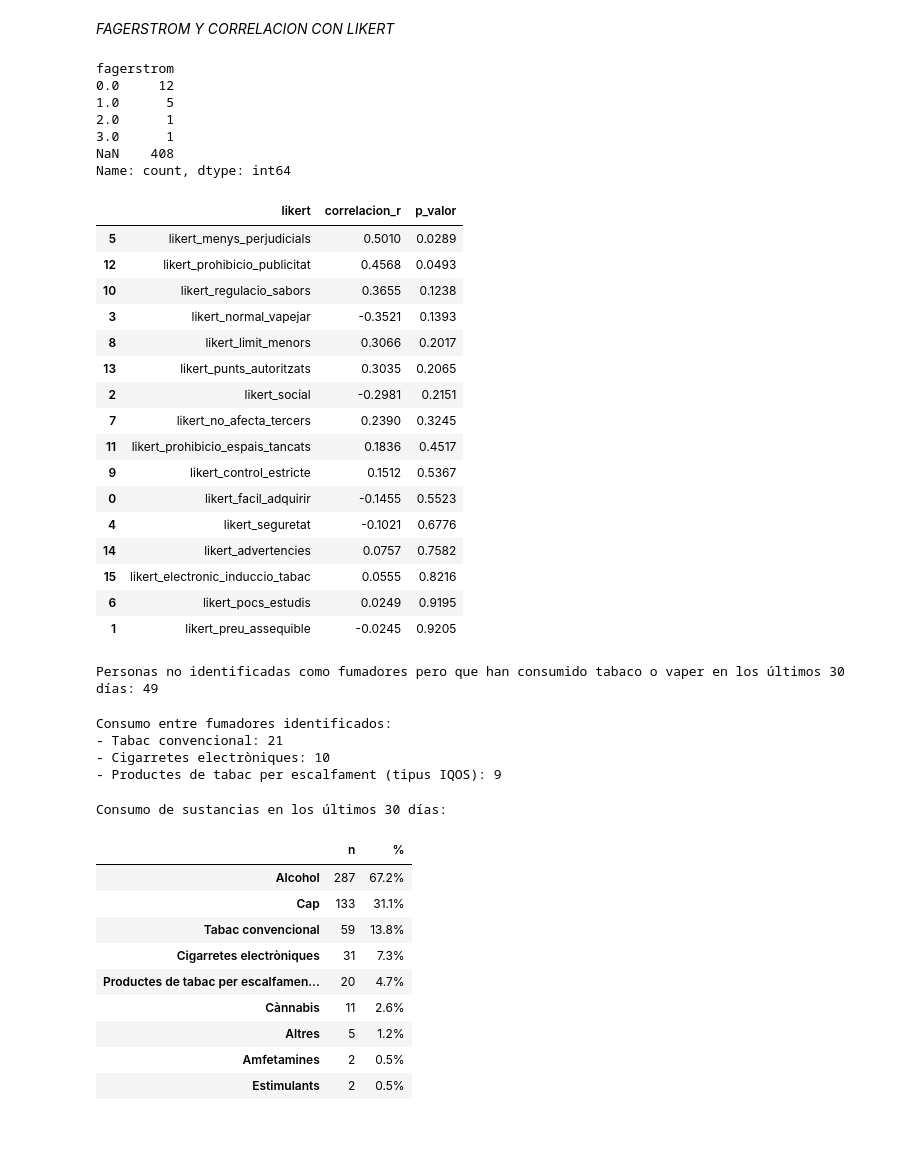
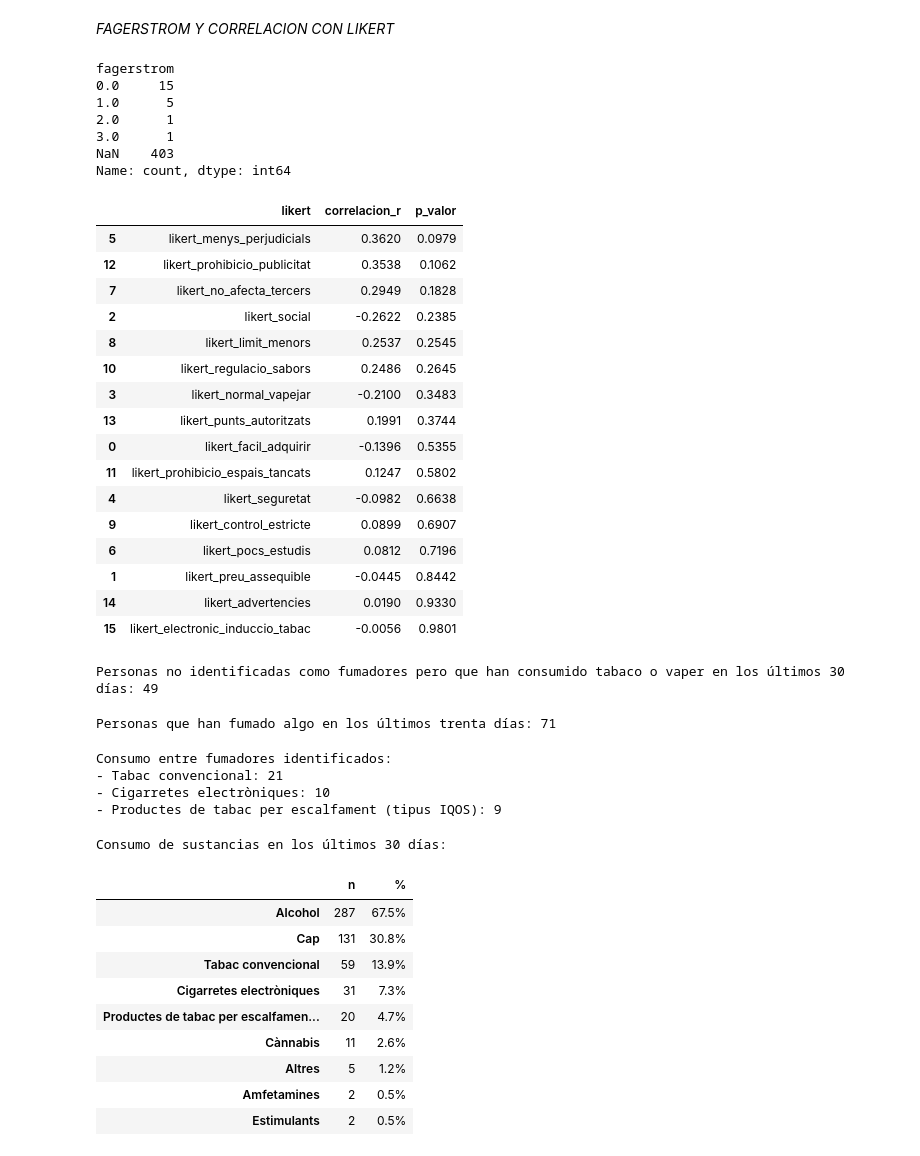
Before and after one commit to DavidRuizC/Vaping-Study, a Jupyter notebook: DataProcessing.ipynb, the cells around one changed output. Saved outputs shown, nothing was run; the diff lists cells and outputs as text; code cells hidden in the pictures.

```diff
--- a/DataProcessing.ipynb
+++ b/DataProcessing.ipynb
@@ -10,6 +10,8 @@ ruta_csv = "./CSVDATABASE.csv"
 
 df = pd.read_csv(ruta_csv, encoding="Windows-1252", sep=";", parse_dates=True)
 
+# coger las filas donde la columna '        Heu llegit tota la informació que se us ha facilitat sobre aquest projecte i accepteu participar-hi?      ' es 'Sí'
+df = df[df['        Heu llegit tota la informació que se us ha facilitat sobre aquest projecte i accepteu participar-hi?      '] == 'Sí']
 useless_columns = ['Id', 'Language','        Heu llegit tota la informació que se us ha facilitat sobre aquest projecte i accepteu participar-hi?      ','Hora de inicio','Hora de finalización', 'Correo electrónico', 'Nombre']
 cols_to_drop = [c for c in useless_columns if c in df.columns]
 if cols_to_drop:
@@ -968,8 +836,8 @@ map_primera = {
     '6-30 minuts': 2,
     '31-60 minuts': 1,
     ' Més de 60 minuts': 0,
-    "No fumo": np.nan,
-    "no fumo": np.nan
+    "No fumo": 0,
+    "no fumo": 0
 }
 
 df["puntos_primera"] = df["primera_cigarreta_minuts"].map(map_primera)
@@ -982,8 +850,8 @@ df["puntos_primera"] = df["primera_cigarreta_minuts"].map(map_primera)
 map_cigs = {
     "10 o menys ": 0,
     "11-20 ": 1,
-    "No fumo": np.nan,
-    "no fumo": np.nan
+    "No fumo": 0,
+    "no fumo": 0
 }
 
 df["puntos_dia"] = df["cigarretes_dia"].map(map_cigs)
@@ -997,51 +865,51 @@ df["fagerstrom"] = df["puntos_primera"] + df["puntos_dia"]
 print(df["fagerstrom"].value_counts(dropna=False).sort_index())
 
 # Correlacion entre fagerstrom y likert
 resultados = []
 
 for col in likert_columns:
     datos = df[[col, "fagerstrom"]].dropna()
 
     if len(datos) < 3:
         r = np.nan
         p = np.nan
     else:
         r, p = pearsonr(datos[col], datos["fagerstrom"])
 
     resultados.append({
         "likert": col,
         "correlacion_r": r,
         "p_valor": p
     })
 tabla_cor_fagerstrom = pd.DataFrame(resultados).round(4)
 tabla_cor_fagerstrom.sort_values("p_valor")
 tabla_cor_fagerstrom
 tabla_cor_fagerstrom.sort_values("p_valor")
 # %% [output]
 fagerstrom
-0.0     12
+0.0     15
 1.0      5
 2.0      1
 3.0      1
-NaN    408
+NaN    403
 Name: count, dtype: int64
 |  | likert | correlacion_r | p_valor |
-| 5 | likert_menys_perjudicials | 0.5010 | 0.0289 |
-| 12 | likert_prohibicio_publicitat | 0.4568 | 0.0493 |
-| 10 | likert_regulacio_sabors | 0.3655 | 0.1238 |
-| 3 | likert_normal_vapejar | -0.3521 | 0.1393 |
-| 8 | likert_limit_menors | 0.3066 | 0.2017 |
-| 13 | likert_punts_autoritzats | 0.3035 | 0.2065 |
-| 2 | likert_social | -0.2981 | 0.2151 |
-| 7 | likert_no_afecta_tercers | 0.2390 | 0.3245 |
-| 11 | likert_prohibicio_espais_tancats | 0.1836 | 0.4517 |
-| 9 | likert_control_estricte | 0.1512 | 0.5367 |
-| 0 | likert_facil_adquirir | -0.1455 | 0.5523 |
-| 4 | likert_seguretat | -0.1021 | 0.6776 |
-| 14 | likert_advertencies | 0.0757 | 0.7582 |
-| 15 | likert_electronic_induccio_tabac | 0.0555 | 0.8216 |
-| 6 | likert_pocs_estudis | 0.0249 | 0.9195 |
-| 1 | likert_preu_assequible | -0.0245 | 0.9205 |
+| 5 | likert_menys_perjudicials | 0.3620 | 0.0979 |
+| 12 | likert_prohibicio_publicitat | 0.3538 | 0.1062 |
+| 7 | likert_no_afecta_tercers | 0.2949 | 0.1828 |
+| 2 | likert_social | -0.2622 | 0.2385 |
+| 8 | likert_limit_menors | 0.2537 | 0.2545 |
+| 10 | likert_regulacio_sabors | 0.2486 | 0.2645 |
+| 3 | likert_normal_vapejar | -0.2100 | 0.3483 |
+| 13 | likert_punts_autoritzats | 0.1991 | 0.3744 |
+| 0 | likert_facil_adquirir | -0.1396 | 0.5355 |
+| 11 | likert_prohibicio_espais_tancats | 0.1247 | 0.5802 |
+| 4 | likert_seguretat | -0.0982 | 0.6638 |
+| 9 | likert_control_estricte | 0.0899 | 0.6907 |
+| 6 | likert_pocs_estudis | 0.0812 | 0.7196 |
+| 1 | likert_preu_assequible | -0.0445 | 0.8442 |
+| 14 | likert_advertencies | 0.0190 | 0.9330 |
+| 15 | likert_electronic_induccio_tabac | -0.0056 | 0.9801 |
 # %%
 # Verificar cuantas personas no se han identificado como fumadores, pero en los ultimos 30 dias han probado el tabaco o el vaper
 df_fumadores_30dias = df[
@@ -1055,6 +923,16 @@ df_fumadores_30dias = df[
 print(f"Personas no identificadas como fumadores pero que han consumido tabaco o vaper en los últimos 30 días: {len(df_fumadores_30dias)}")
 # %% [output]
 Personas no identificadas como fumadores pero que han consumido tabaco o vaper en los últimos 30 días: 49
+# %%
+# Verificar cuantas personas no se han identificado como fumadores, pero en los ultimos 30 dias han probado el tabaco o el vaper
+df_fumadores_30dias = df[
+        (df["consum_Tabac convencional"] == 1) |
+        (df["consum_Cigarretes electròniques"] == 1) |
+        (df["consum_Productes de tabac per escalfament (tipus IQOS)"] == 1)
+]
+print(f"Personas que han fumado algo en los últimos trenta días: {len(df_fumadores_30dias)}")
+# %% [output]
+Personas que han fumado algo en los últimos trenta días: 71
 # %%
 # Verificar dentro de los fumadores, cuantos han consumido tabaco convencional, vaper o IQOS en los últimos 30 días
 df_fumadores = df[df["fumador"] == 1]
@@ -1089,9 +967,9 @@ display(consumo_substancias_df)
 # %% [output]
 Consumo de sustancias en los últimos 30 días:
 |  | n | % |
-| Alcohol | 287 | 67.2% |
-| Cap | 133 | 31.1% |
-| Tabac convencional | 59 | 13.8% |
+| Alcohol | 287 | 67.5% |
+| Cap | 131 | 30.8% |
+| Tabac convencional | 59 | 13.9% |
 | Cigarretes electròniques | 31 | 7.3% |
 | Productes de tabac per escalfamen... | 20 | 4.7% |
 | Cànnabis | 11 | 2.6% |
```
Also changed, not shown: parts of 43 cells of this notebook.
